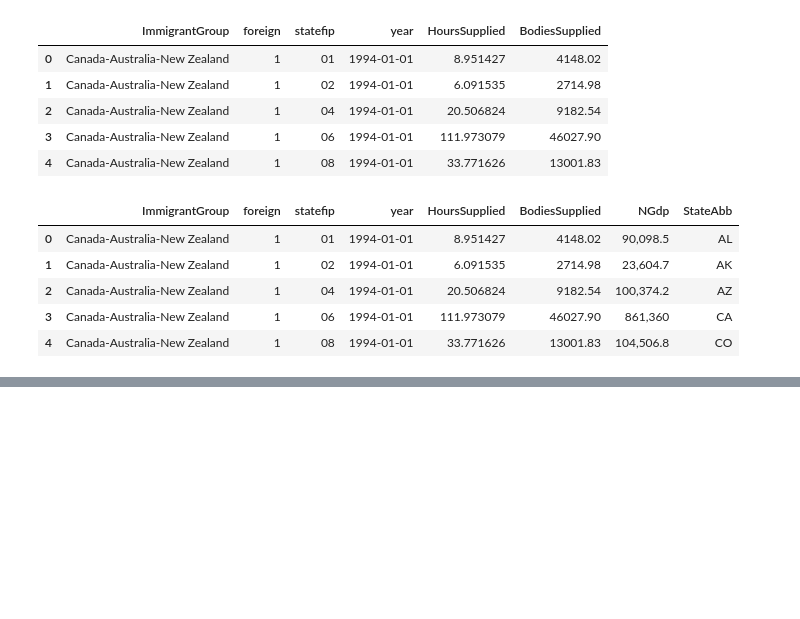
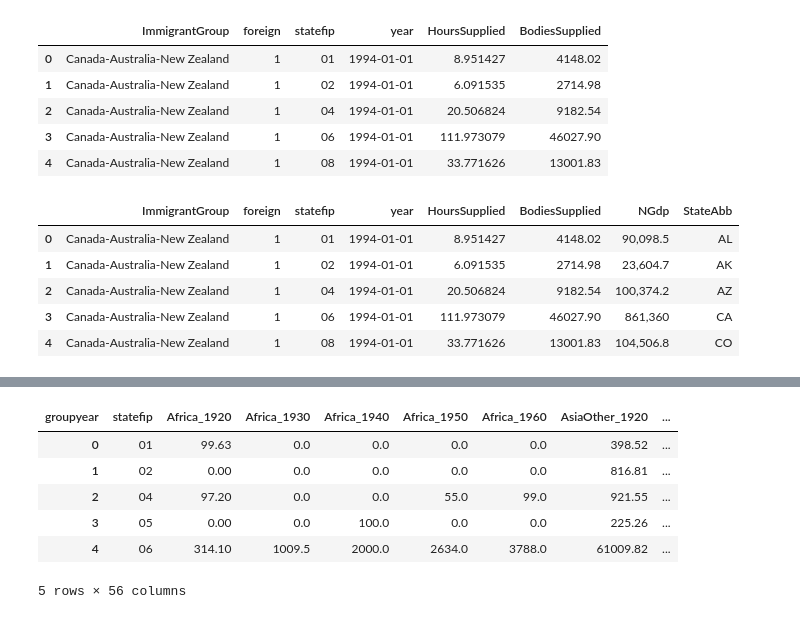
Before and after one commit to Robert-T-Remuszka/ImmigrationTfp, a Jupyter notebook: code/MakeStateAnalysis.ipynb, the cells around one changed output, grey strips where cells are left out. Cells and saved outputs as stored; diff of their text form; code cells hidden in the pictures; blank space fills up the shorter version.

```diff
--- a/code/MakeStateAnalysis.ipynb
+++ b/code/MakeStateAnalysis.ipynb
@@ -334,0 +391,25 @@ AcsCpsBeaMerged.head()
+# %%
+# Prepare these for a large pivot
+Df_Wide = (Df
+           .assign(yearstr = lambda x: '_' + x['year'].astype(str).str[0:4])
+           .assign(ImmigrantGroup = lambda x: x['ImmigrantGroup'].replace(
+               {'Canada-Australia-New Zealand':'CaAuNz','United States':'US', 'Western Europe':'WestEu',
+                'Latin America':'LA', 'Russia and Eastern Europe':'EastEu',
+                'Rest of Asia':'AsiaOther'}))
+           .assign(groupyear = lambda x: x['ImmigrantGroup'] + x['yearstr'])
+           .drop(columns=['ImmigrantGroup', 'year', 'yearstr'])
+           .pivot(columns=['groupyear'], index=['statefip'])
+           .fillna(0)
+           .pipe(lambda x: x.droplevel(0,axis=1))
+           .reset_index()
+           )
+
+Df_Wide.head()
+# %% [output]
+| groupyear | statefip | Africa_1920 | Africa_1930 | Africa_1940 | Africa_1950 | Africa_1960 | AsiaOther_1920 | ... |
+| 0 | 01 | 99.63 | 0.0 | 0.0 | 0.0 | 0.0 | 398.52 | ... |
+| 1 | 02 | 0.00 | 0.0 | 0.0 | 0.0 | 0.0 | 816.81 | ... |
+| 2 | 04 | 97.20 | 0.0 | 0.0 | 55.0 | 99.0 | 921.55 | ... |
+| 3 | 05 | 0.00 | 0.0 | 100.0 | 0.0 | 0.0 | 225.26 | ... |
+| 4 | 06 | 314.10 | 1009.5 | 2000.0 | 2634.0 | 3788.0 | 61009.82 | ... |
+5 rows × 56 columns
```
Also changed, not shown: parts of 6 cells of this notebook, 1 other file.
